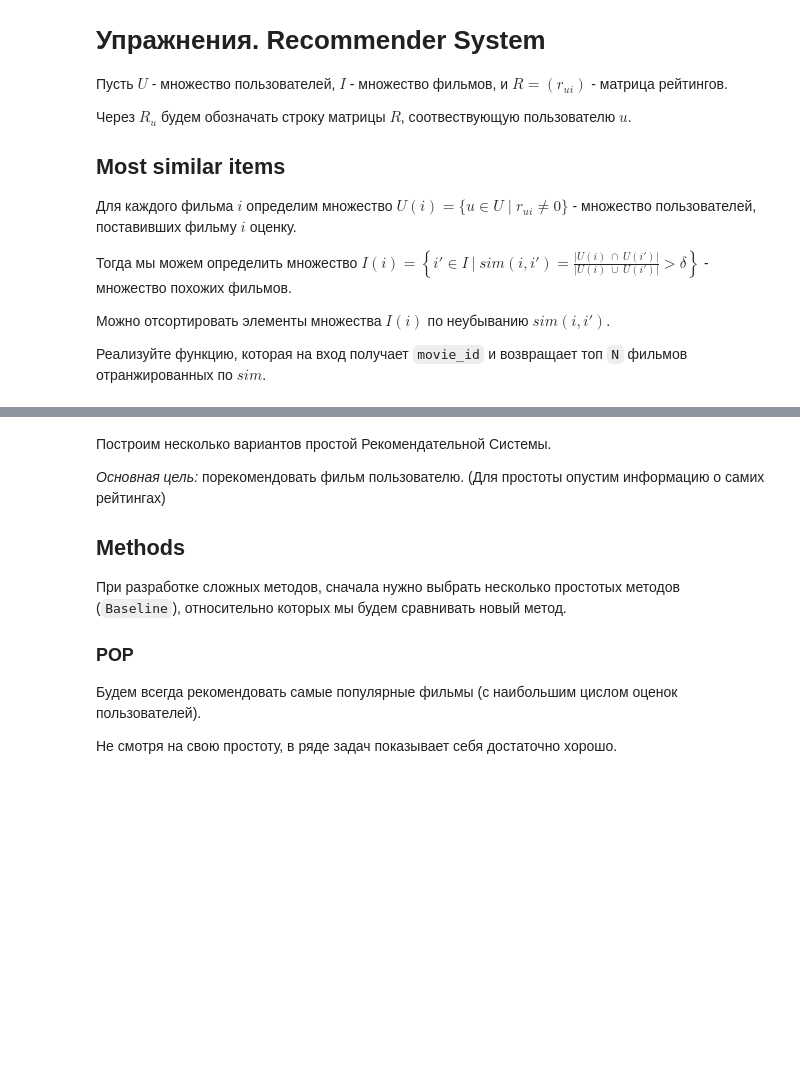
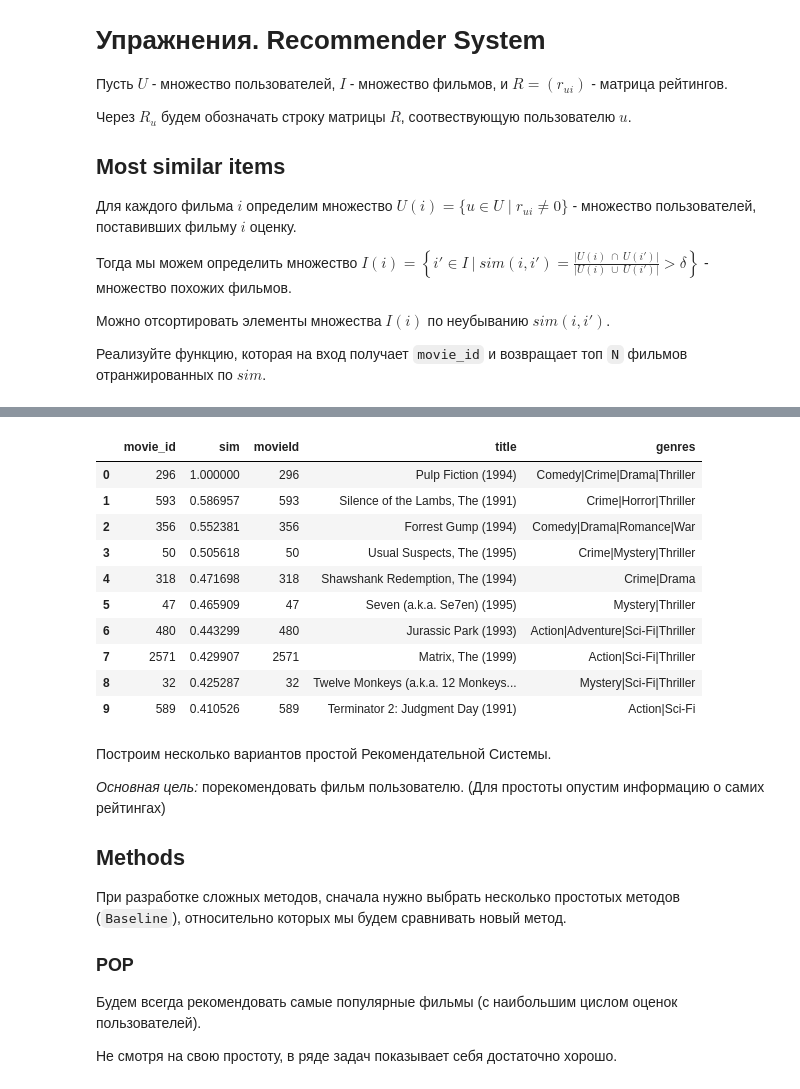
Before and after one commit to maxkvant/MLBD, a Jupyter notebook: spark_sql/notebooks/spark_sql_examples.ipynb, the cells around one changed output, grey strips where cells are left out. Drawn from its saved outputs; the diff is of its cells as text; code cells hidden in the pictures; blank space fills up the shorter version.

```diff
--- a/spark_sql/notebooks/spark_sql_examples.ipynb
+++ b/spark_sql/notebooks/spark_sql_examples.ipynb
@@ -371,0 +385,3 @@ ratings_df \
+# %%
+ratings_df_short = ratings_df \
+  .limit(20000)
@@ -371,0 +392,33 @@ ratings_df \
+# %%
+#TODO: add distinct
+
+def find_n_most_similar(ratings_df, movie_id, n):
+    ratings_r = ratings_df.alias('ratings_r')
+
+    target_movie_count = ratings_df \
+      .filter(ratings_df_short['movie_id'] == movie_id) \
+      .count()
+
+    intersections = ratings_df \
+      .filter(ratings_df['movie_id'] == movie_id) \
+      .join(ratings_r, 'user_id')    \
+      .groupby('ratings_r.movie_id') \
+      .count() \
+      .withColumnRenamed('count', 'intersection')
+
+    movie_count = ratings_df \
+      .groupby('movie_id') \
+      .count()
+
+    df = intersections \
+      .join(movie_count, 'movie_id')
+
+    sim = df \
+      .withColumn('sim', df['intersection'] / (target_movie_count + df['count'] - df['intersection'])) \
+      .sort('sim', ascending=False) \
+      .select('movie_id', 'sim')
+
+    return sim.limit(n)
+
+sim = find_n_most_similar(ratings_df_short, movie_id=296, n=10)
+sim.toPandas()
@@ -372,3 +437,20 @@ ratings_df \
+# %%
+sim \
+  .join(movies_df, sim['movie_id'] == movies_df['movieId']) \
+  .sort('sim', ascending=False) \
+  .toPandas()
+# %% [output]
+|  | movie_id | sim | movieId | title | genres |
+| 0 | 296 | 1.000000 | 296 | Pulp Fiction (1994) | Comedy|Crime|Drama|Thriller |
+| 1 | 593 | 0.586957 | 593 | Silence of the Lambs, The (1991) | Crime|Horror|Thriller |
+| 2 | 356 | 0.552381 | 356 | Forrest Gump (1994) | Comedy|Drama|Romance|War |
+| 3 | 50 | 0.505618 | 50 | Usual Suspects, The (1995) | Crime|Mystery|Thriller |
+| 4 | 318 | 0.471698 | 318 | Shawshank Redemption, The (1994) | Crime|Drama |
+| 5 | 47 | 0.465909 | 47 | Seven (a.k.a. Se7en) (1995) | Mystery|Thriller |
+| 6 | 480 | 0.443299 | 480 | Jurassic Park (1993) | Action|Adventure|Sci-Fi|Thriller |
+| 7 | 2571 | 0.429907 | 2571 | Matrix, The (1999) | Action|Sci-Fi|Thriller |
+| 8 | 32 | 0.425287 | 32 | Twelve Monkeys (a.k.a. 12 Monkeys... | Mystery|Sci-Fi|Thriller |
+| 9 | 589 | 0.410526 | 589 | Terminator 2: Judgment Day (1991) | Action|Sci-Fi |
 # %% [markdown]
 Построим несколько вариантов простой Рекомендательной Системы.
 
```
Also changed, not shown: parts of 6 cells of this notebook.
